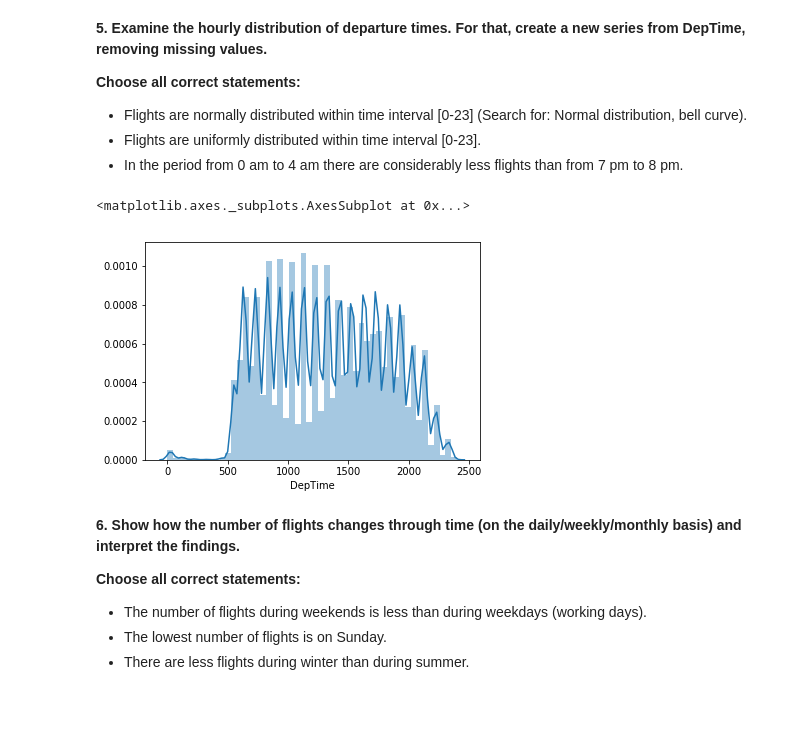
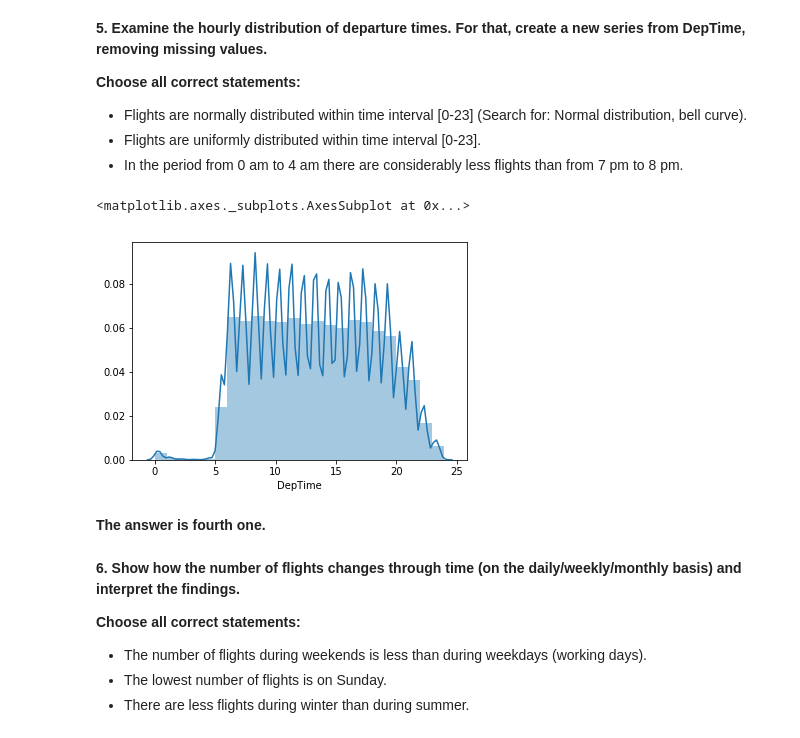
Before and after one commit to LYleonard/DataAnalysis, a Jupyter notebook: OMLCourse/assignment2_USA_flights/assignment2_USA_flights.ipynb, the cells around one changed output. Cells and saved outputs as stored; diff of their text form; code cells hidden in the pictures; blank space fills up the shorter version.

```diff
--- a/OMLCourse/assignment2_USA_flights/assignment2_USA_flights.ipynb
+++ b/OMLCourse/assignment2_USA_flights/assignment2_USA_flights.ipynb
@@ -358,10 +365,12 @@ dtype: int64
 # %%
 # You code here
 #(flights_df['DepTime']/60).hist(bins=8)
-sns.distplot(flights_df['DepTime'].dropna())
+sns.distplot(flights_df['DepTime'].dropna()/100, bins=24)
 # %% [output]
 <matplotlib.axes._subplots.AxesSubplot at 0x...>
-[figure, old version]
+[figure, new version]
+# %% [markdown]
+**The answer is fourth one.**
 # %% [markdown]
 **6. Show how the number of flights changes through time (on the daily/weekly/monthly basis) and interpret the findings.**
 
```
Also changed, not shown: parts of 25 cells of this notebook.
